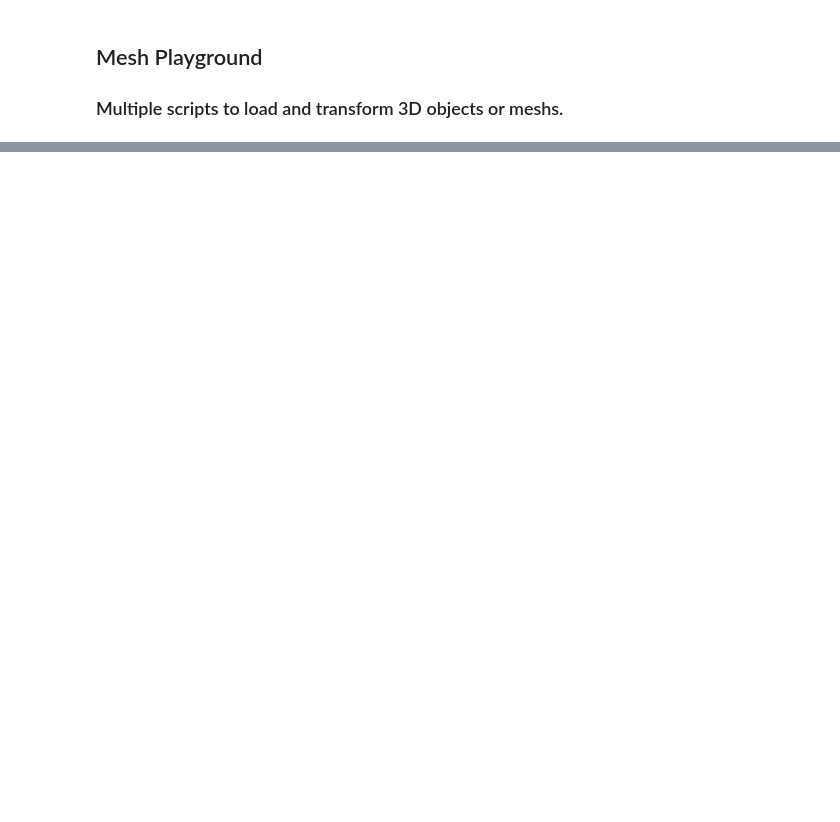
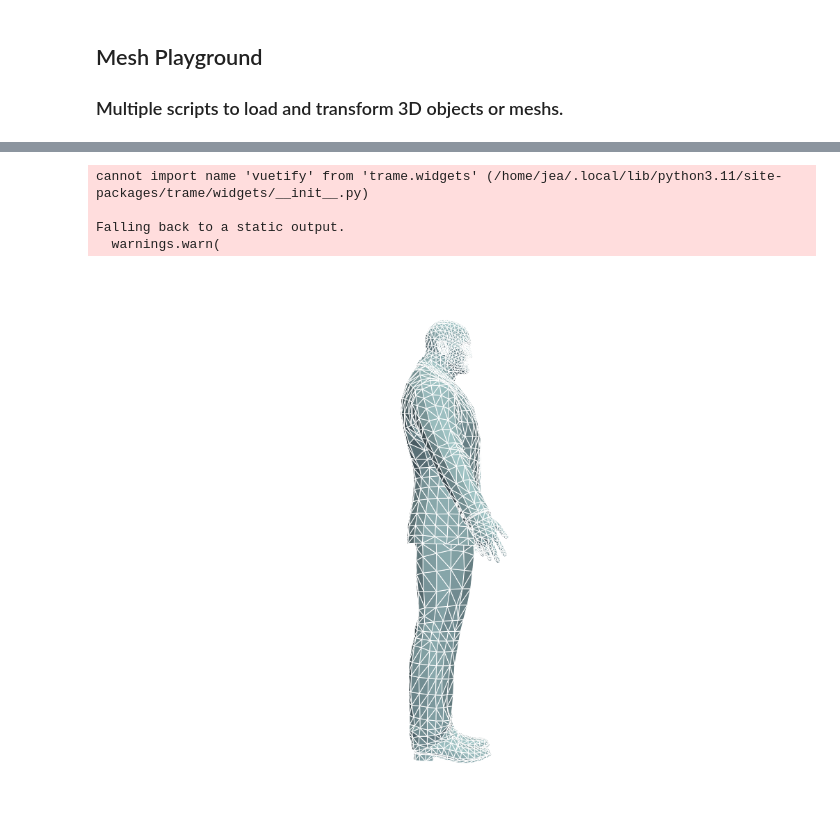
Before and after one commit to digitaico/ml, a Jupyter notebook: mesh/mesh.ipynb, the cells around one changed output, grey strips where cells are left out. Cells and saved outputs as stored; diff of their text form; code cells hidden in the pictures; blank space fills up the shorter version.

```diff
--- a/mesh/mesh.ipynb
+++ b/mesh/mesh.ipynb
@@ -16,7 +20,5 @@ mesh = pv.read(obj)
 # %%
 plotter = pv.Plotter()
-plotter.add_mesh(mesh, show_edges=True, edge_color='red')
-plotter.camera_position = "xy"
-plotter.show(screenshot="toma1.png")
-plotter.export_obj('plane.obj')
+plotter.add_mesh(obj, show_edges=True, edge_color='white',  line_width=0.01)
+#plotter.export_obj('plane.obj')
 # %% [output]
@@ -27,0 +51,9 @@ Falling back to a static output.
+# %%
+plotter.camera_position = "zy"
+plotter.show(screenshot="toma2.png")
+# %% [output]
+cannot import name 'vuetify' from 'trame.widgets' (/home/jea/.local/lib/python3.11/site-packages/trame/widgets/__init__.py)
+
+Falling back to a static output.
+  warnings.warn(
+[figure, added]
```
Also changed, not shown: parts of 7 cells of this notebook.
